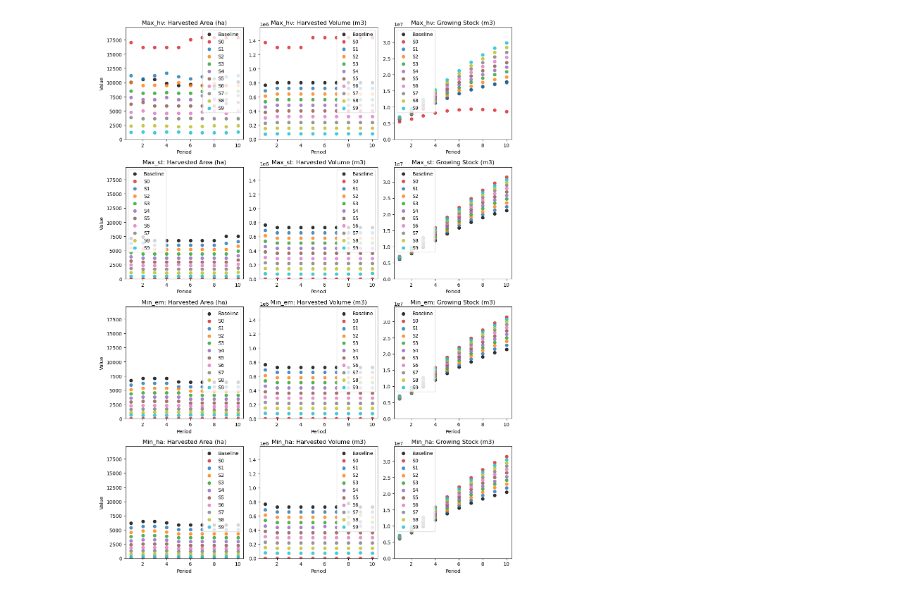
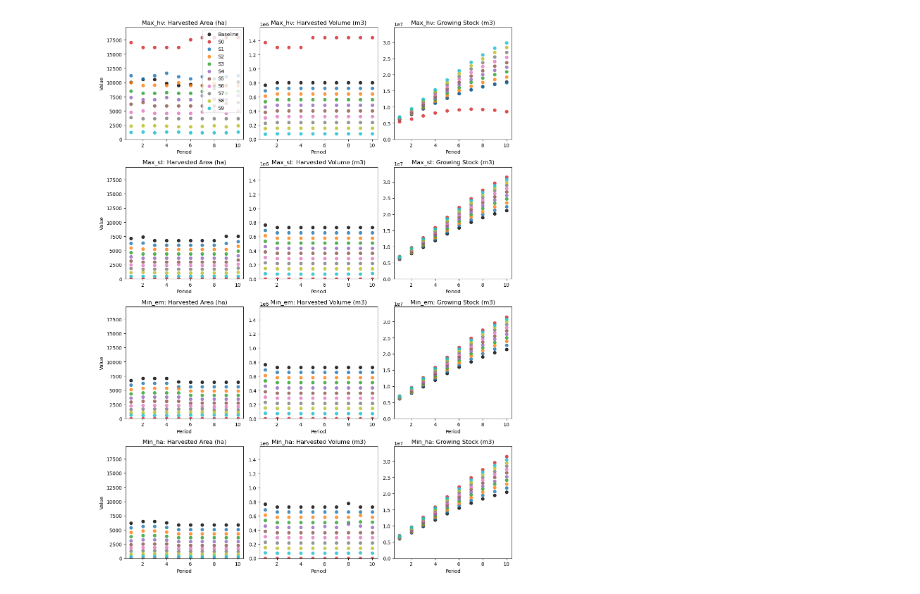
Before and after one commit to UBC-FRESH/nbds_mining, a Jupyter notebook: plot_forest_indicators_scatter_chart.ipynb, the cells around one changed output. Cells and saved outputs as stored; diff of their text form; code cells hidden in the pictures.

```diff
--- a/plot_forest_indicators_scatter_chart.ipynb
+++ b/plot_forest_indicators_scatter_chart.ipynb
@@ -386,53 +386,53 @@ def plot_scenarios(csv_files, case_study, obj_mode):
 
     scenario_short_labels = {
         # Max_hv scenarios
-        "./goldenbear/goldenbear_max_hv_bau_gldbr_compile_scenario.csv": 'Baseline',
-        "./goldenbear/goldenbear_max_hv_evenflow_cons_compile_scenario.csv": 'S0',
-        "./goldenbear/goldenbear_max_hv_gldbr_AAC_90%_compile_scenario.csv": 'S1',
-        "./goldenbear/goldenbear_max_hv_gldbr_AAC_80%_compile_scenario.csv": 'S2',
-        "./goldenbear/goldenbear_max_hv_gldbr_AAC_70%_compile_scenario.csv": 'S3',
-        "./goldenbear/goldenbear_max_hv_gldbr_AAC_60%_compile_scenario.csv": 'S4',
-        "./goldenbear/goldenbear_max_hv_gldbr_AAC_50%_compile_scenario.csv": 'S5',
-        "./goldenbear/goldenbear_max_hv_gldbr_AAC_40%_compile_scenario.csv": 'S6',
-        "./goldenbear/goldenbear_max_hv_gldbr_AAC_30%_compile_scenario.csv": 'S7',
-        "./goldenbear/goldenbear_max_hv_gldbr_AAC_20%_compile_scenario.csv": 'S8',
-        "./goldenbear/goldenbear_max_hv_gldbr_AAC_10%_compile_scenario.csv": 'S9',
+        "./plots/goldenbear/goldenbear_max_hv_bau_gldbr_compile_scenario.csv": 'Baseline',
+        "./plots/goldenbear/goldenbear_max_hv_evenflow_cons_compile_scenario.csv": 'S0',
+        "./plots/goldenbear/goldenbear_max_hv_gldbr_AAC_90%_compile_scenario.csv": 'S1',
+        "./plots/goldenbear/goldenbear_max_hv_gldbr_AAC_80%_compile_scenario.csv": 'S2',
+        "./plots/goldenbear/goldenbear_max_hv_gldbr_AAC_70%_compile_scenario.csv": 'S3',
+        "./plots/goldenbear/goldenbear_max_hv_gldbr_AAC_60%_compile_scenario.csv": 'S4',
+        "./plots/goldenbear/goldenbear_max_hv_gldbr_AAC_50%_compile_scenario.csv": 'S5',
+        "./plots/goldenbear/goldenbear_max_hv_gldbr_AAC_40%_compile_scenario.csv": 'S6',
+        "./plots/goldenbear/goldenbear_max_hv_gldbr_AAC_30%_compile_scenario.csv": 'S7',
+        "./plots/goldenbear/goldenbear_max_hv_gldbr_AAC_20%_compile_scenario.csv": 'S8',
+        "./plots/goldenbear/goldenbear_max_hv_gldbr_AAC_10%_compile_scenario.csv": 'S9',
         # Max_st scenarios
-        "./goldenbear/goldenbear_max_st_bau_gldbr_compile_scenario_maxstock.csv": 'Baseline',
-        "./goldenbear/goldenbear_max_st_evenflow_cons_compile_scenario_maxstock.csv": 'S0',
-        "./goldenbear/goldenbear_max_st_gldbr_AAC_90%_compile_scenario_maxstock.csv": 'S1',
-        "./goldenbear/goldenbear_max_st_gldbr_AAC_80%_compile_scenario_maxstock.csv": 'S2',
-        "./goldenbear/goldenbear_max_st_gldbr_AAC_70%_compile_scenario_maxstock.csv": 'S3',
-        "./goldenbear/goldenbear_max_st_gldbr_AAC_60%_compile_scenario_maxstock.csv": 'S4',
-        "./goldenbear/goldenbear_max_st_gldbr_AAC_50%_compile_scenario_maxstock.csv": 'S5',
-        "./goldenbear/goldenbear_max_st_gldbr_AAC_40%_compile_scenario_maxstock.csv": 'S6',
-        "./goldenbear/goldenbear_max_st_gldbr_AAC_30%_compile_scenario_maxstock.csv": 'S7',
-        "./goldenbear/goldenbear_max_st_gldbr_AAC_20%_compile_scenario_maxstock.csv": 'S8',
-        "./goldenbear/goldenbear_max_st_gldbr_AAC_10%_compile_scenario_maxstock.csv": 'S9',
+        "./plots/goldenbear/goldenbear_max_st_bau_gldbr_compile_scenario_maxstock.csv": 'Baseline',
+        "./plots/goldenbear/goldenbear_max_st_evenflow_cons_compile_scenario_maxstock.csv": 'S0',
+        "./plots/goldenbear/goldenbear_max_st_gldbr_AAC_90%_compile_scenario_maxstock.csv": 'S1',
+        "./plots/goldenbear/goldenbear_max_st_gldbr_AAC_80%_compile_scenario_maxstock.csv": 'S2',
+        "./plots/goldenbear/goldenbear_max_st_gldbr_AAC_70%_compile_scenario_maxstock.csv": 'S3',
+        "./plots/goldenbear/goldenbear_max_st_gldbr_AAC_60%_compile_scenario_maxstock.csv": 'S4',
+        "./plots/goldenbear/goldenbear_max_st_gldbr_AAC_50%_compile_scenario_maxstock.csv": 'S5',
+        "./plots/goldenbear/goldenbear_max_st_gldbr_AAC_40%_compile_scenario_maxstock.csv": 'S6',
+        "./plots/goldenbear/goldenbear_max_st_gldbr_AAC_30%_compile_scenario_maxstock.csv": 'S7',
+        "./plots/goldenbear/goldenbear_max_st_gldbr_AAC_20%_compile_scenario_maxstock.csv": 'S8',
+        "./plots/goldenbear/goldenbear_max_st_gldbr_AAC_10%_compile_scenario_maxstock.csv": 'S9',
         # Min_em scenarios
-        "./goldenbear/goldenbear_min_em_bau_gldbr_compile_scenario_minemission.csv": 'Baseline',
-        "./goldenbear/goldenbear_min_em_evenflow_cons_compile_scenario_minemission.csv": 'S0',
-        "./goldenbear/goldenbear_min_em_gldbr_AAC_90%_compile_scenario_minemission.csv": 'S1',
-        "./goldenbear/goldenbear_min_em_gldbr_AAC_80%_compile_scenario_minemission.csv": 'S2',
-        "./goldenbear/goldenbear_min_em_gldbr_AAC_70%_compile_scenario_minemission.csv": 'S3',
-        "./goldenbear/goldenbear_min_em_gldbr_AAC_60%_compile_scenario_minemission.csv": 'S4',
-        "./goldenbear/goldenbear_min_em_gldbr_AAC_50%_compile_scenario_minemission.csv": 'S5',
-        "./goldenbear/goldenbear_min_em_gldbr_AAC_40%_compile_scenario_minemission.csv": 'S6',
-        "./goldenbear/goldenbear_min_em_gldbr_AAC_30%_compile_scenario_minemission.csv": 'S7',
-        "./goldenbear/goldenbear_min_em_gldbr_AAC_20%_compile_scenario_minemission.csv": 'S8',
-        "./goldenbear/goldenbear_min_em_gldbr_AAC_10%_compile_scenario_minemission.csv": 'S9',
+        "./plots/goldenbear/goldenbear_min_em_bau_gldbr_compile_scenario_minemission.csv": 'Baseline',
+        "./plots/goldenbear/goldenbear_min_em_evenflow_cons_compile_scenario_minemission.csv": 'S0',
+        "./plots/goldenbear/goldenbear_min_em_gldbr_AAC_90%_compile_scenario_minemission.csv": 'S1',
+        "./plots/goldenbear/goldenbear_min_em_gldbr_AAC_80%_compile_scenario_minemission.csv": 'S2',
+        "./plots/goldenbear/goldenbear_min_em_gldbr_AAC_70%_compile_scenario_minemission.csv": 'S3',
+        "./plots/goldenbear/goldenbear_min_em_gldbr_AAC_60%_compile_scenario_minemission.csv": 'S4',
+        "./plots/goldenbear/goldenbear_min_em_gldbr_AAC_50%_compile_scenario_minemission.csv": 'S5',
+        "./plots/goldenbear/goldenbear_min_em_gldbr_AAC_40%_compile_scenario_minemission.csv": 'S6',
+        "./plots/goldenbear/goldenbear_min_em_gldbr_AAC_30%_compile_scenario_minemission.csv": 'S7',
+        "./plots/goldenbear/goldenbear_min_em_gldbr_AAC_20%_compile_scenario_minemission.csv": 'S8',
+        "./plots/goldenbear/goldenbear_min_em_gldbr_AAC_10%_compile_scenario_minemission.csv": 'S9',
         # Min_ha scenarios
-        "./goldenbear/goldenbear_min_ha_bau_gldbr_compile_scenario.csv": 'Baseline',
-        "./goldenbear/goldenbear_min_ha_evenflow_cons_compile_scenario.csv": 'S0',
-        "./goldenbear/goldenbear_min_ha_gldbr_AAC_90%_compile_scenario.csv": 'S1',
-        "./goldenbear/goldenbear_min_ha_gldbr_AAC_80%_compile_scenario.csv": 'S2',
-        "./goldenbear/goldenbear_min_ha_gldbr_AAC_70%_compile_scenario.csv": 'S3',
-        "./goldenbear/goldenbear_min_ha_gldbr_AAC_60%_compile_scenario.csv": 'S4',
-        "./goldenbear/goldenbear_min_ha_gldbr_AAC_50%_compile_scenario.csv": 'S5',
-        "./goldenbear/goldenbear_min_ha_gldbr_AAC_40%_compile_scenario.csv": 'S6',
-        "./goldenbear/goldenbear_min_ha_gldbr_AAC_30%_compile_scenario.csv": 'S7',
-        "./goldenbear/goldenbear_min_ha_gldbr_AAC_20%_compile_scenario.csv": 'S8',
-        "./goldenbear/goldenbear_min_ha_gldbr_AAC_10%_compile_scenario.csv": 'S9',
+        "./plots/goldenbear/goldenbear_min_ha_bau_gldbr_compile_scenario.csv": 'Baseline',
+        "./plots/goldenbear/goldenbear_min_ha_evenflow_cons_compile_scenario.csv": 'S0',
+        "./plots/goldenbear/goldenbear_min_ha_gldbr_AAC_90%_compile_scenario.csv": 'S1',
+        "./plots/goldenbear/goldenbear_min_ha_gldbr_AAC_80%_compile_scenario.csv": 'S2',
+        "./plots/goldenbear/goldenbear_min_ha_gldbr_AAC_70%_compile_scenario.csv": 'S3',
+        "./plots/goldenbear/goldenbear_min_ha_gldbr_AAC_60%_compile_scenario.csv": 'S4',
+        "./plots/goldenbear/goldenbear_min_ha_gldbr_AAC_50%_compile_scenario.csv": 'S5',
+        "./plots/goldenbear/goldenbear_min_ha_gldbr_AAC_40%_compile_scenario.csv": 'S6',
+        "./plots/goldenbear/goldenbear_min_ha_gldbr_AAC_30%_compile_scenario.csv": 'S7',
+        "./plots/goldenbear/goldenbear_min_ha_gldbr_AAC_20%_compile_scenario.csv": 'S8',
+        "./plots/goldenbear/goldenbear_min_ha_gldbr_AAC_10%_compile_scenario.csv": 'S9',
         }
 
 
@@ -483,7 +483,7 @@ def plot_scenarios(csv_files, case_study, obj_mode):
 
             axes[i, j].set_title(title)
             axes[i, j].set_xlabel("Period")
-            axes[i, j].legend()
+            axes[0, 0].legend()
 
         # Set Y-label only on the first column
         axes[i, 0].set_ylabel("Value")
@@ -492,7 +492,7 @@ def plot_scenarios(csv_files, case_study, obj_mode):
     plt.tight_layout()
 
     # Save the figure
-    folder_path = os.path.join('./fig', case_study)
+    folder_path = os.path.join('./plots/fig', case_study)
     os.makedirs(folder_path, exist_ok=True)
     file_name = f"{case_study}_combined_scheduling_scatterchart.pdf"
     file_path = os.path.join(folder_path, file_name)
@@ -501,7 +501,7 @@ def plot_scenarios(csv_files, case_study, obj_mode):
     plt.close()
     print(f"Plot saved to {file_path}")
 
-folder_path = './goldenbear'  # Adjust this to the actual folder path
+folder_path = './plots/goldenbear'  # Adjust this to the actual folder path
 csv_files = [
     os.path.join(folder_path, "goldenbear_max_hv_bau_gldbr_compile_scenario.csv"),
     os.path.join(folder_path, "goldenbear_max_hv_evenflow_cons_compile_scenario.csv"),
@@ -527,31 +527,31 @@ csv_files = [
     os.path.join(folder_path, "goldenbear_max_st_gldbr_AAC_90%_compile_scenario_maxstock.csv"),
     os.path.join(folder_path, "goldenbear_min_em_bau_gldbr_compile_scenario_minemission.csv"),
     os.path.join(folder_path, "goldenbear_min_em_gldbr_AAC_10%_compile_scenario_minemission.csv"),
     os.path.join(folder_path, "goldenbear_min_em_evenflow_cons_compile_scenario_minemission.csv"),
     os.path.join(folder_path, "goldenbear_min_em_gldbr_AAC_20%_compile_scenario_minemission.csv"),
     os.path.join(folder_path, "goldenbear_min_em_gldbr_AAC_30%_compile_scenario_minemission.csv"),
     os.path.join(folder_path, "goldenbear_min_em_gldbr_AAC_40%_compile_scenario_minemission.csv"),
     os.path.join(folder_path, "goldenbear_min_em_gldbr_AAC_50%_compile_scenario_minemission.csv"),
     os.path.join(folder_path, "goldenbear_min_em_gldbr_AAC_60%_compile_scenario_minemission.csv"),
     os.path.join(folder_path, "goldenbear_min_em_gldbr_AAC_70%_compile_scenario_minemission.csv"),
     os.path.join(folder_path, "goldenbear_min_em_gldbr_AAC_80%_compile_scenario_minemission.csv"),
     os.path.join(folder_path, "goldenbear_min_em_gldbr_AAC_90%_compile_scenario_minemission.csv"),
     os.path.join(folder_path, "goldenbear_min_ha_bau_gldbr_compile_scenario.csv"),
     os.path.join(folder_path, "goldenbear_min_ha_evenflow_cons_compile_scenario.csv"),
     os.path.join(folder_path, "goldenbear_min_ha_gldbr_AAC_10%_compile_scenario.csv"),
     os.path.join(folder_path, "goldenbear_min_ha_gldbr_AAC_20%_compile_scenario.csv"),
     os.path.join(folder_path, "goldenbear_min_ha_gldbr_AAC_30%_compile_scenario.csv"),
     os.path.join(folder_path, "goldenbear_min_ha_gldbr_AAC_40%_compile_scenario.csv"),
     os.path.join(folder_path, "goldenbear_min_ha_gldbr_AAC_50%_compile_scenario.csv"),
     os.path.join(folder_path, "goldenbear_min_ha_gldbr_AAC_60%_compile_scenario.csv"),
     os.path.join(folder_path, "goldenbear_min_ha_gldbr_AAC_70%_compile_scenario.csv"),
     os.path.join(folder_path, "goldenbear_min_ha_gldbr_AAC_80%_compile_scenario.csv"),
     os.path.join(folder_path, "goldenbear_min_ha_gldbr_AAC_90%_compile_scenario.csv"),
 ]
 case_study = 'goldenbear'
 obj_mode = ['Max_hv', 'Max_st', 'Min_em', 'Min_ha']
 
 
 plot_scenarios(csv_files, case_study, obj_mode)
 # %% [output]
-[figure, old version]
+[figure, new version]
```
Also changed, not shown: parts of 3 cells of this notebook, 24 other files.
